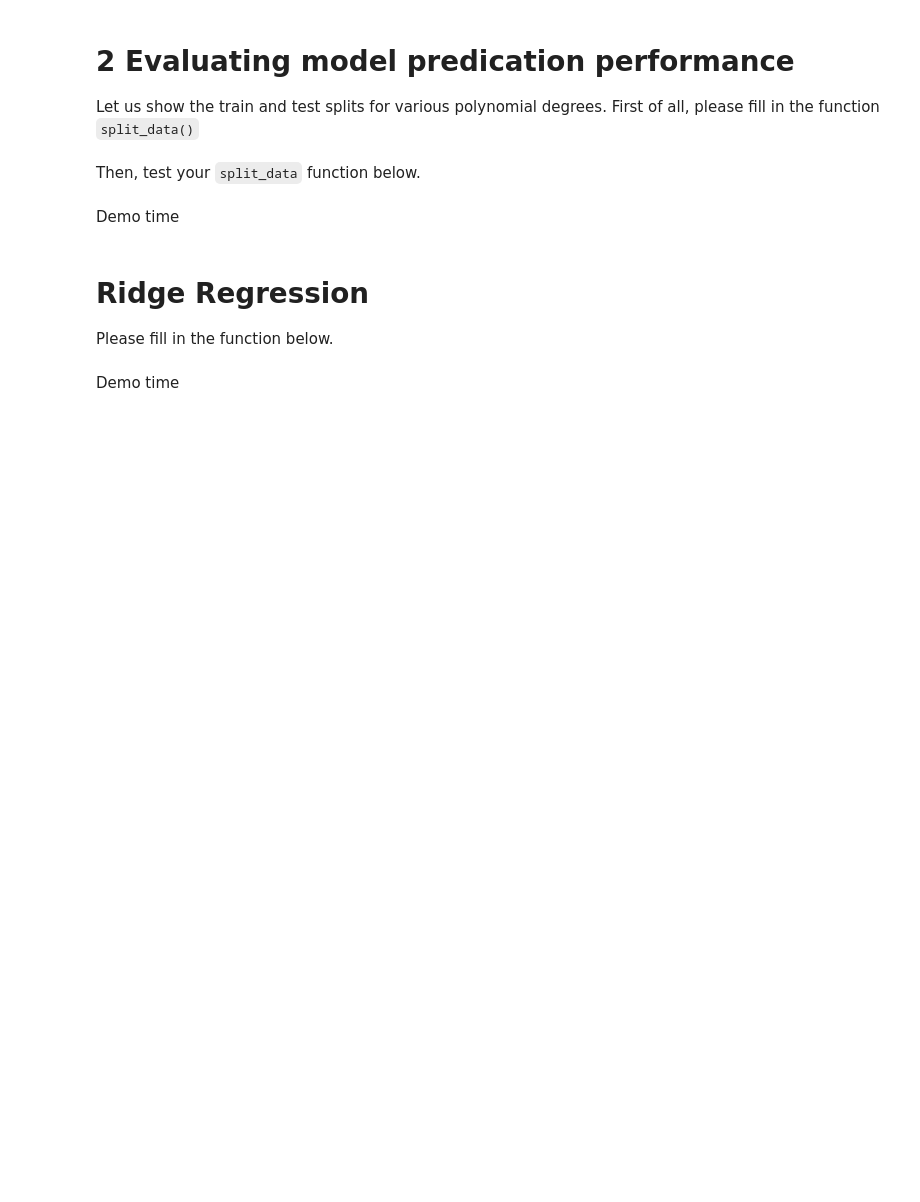
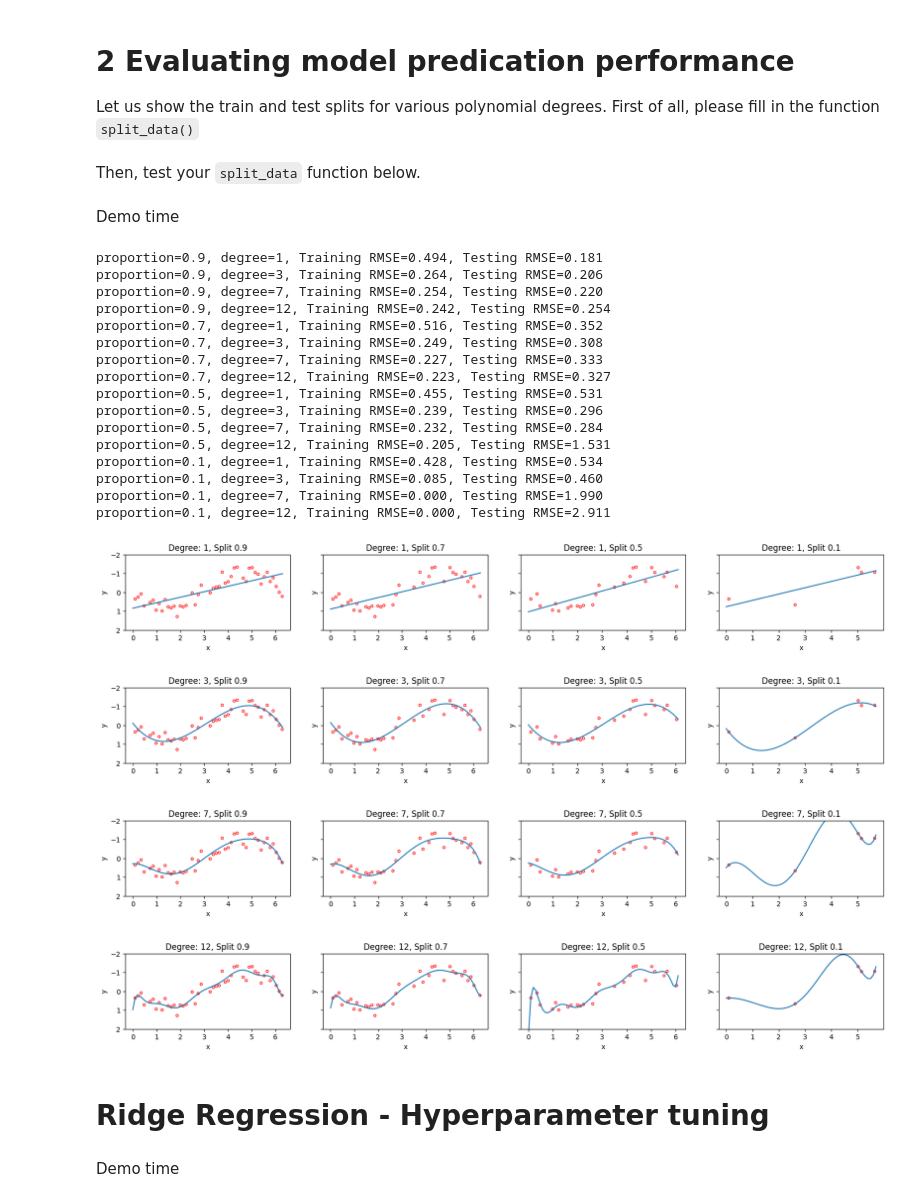
Before and after one commit to FadelMamar/ML-tutorial, a Jupyter notebook: Exercises/Week 2/UnderstandingOverfitting/UnderstandingOverfitting.ipynb, the cells around one changed output. Saved outputs shown, nothing was run; the diff lists cells and outputs as text; code cells hidden in the pictures; blank space fills up the shorter version.

```diff
--- a/Exercises/Week 2/UnderstandingOverfitting/UnderstandingOverfitting.ipynb
+++ b/Exercises/Week 2/UnderstandingOverfitting/UnderstandingOverfitting.ipynb
@@ -266,22 +282,43 @@ Demo time
 # %%
 seed = 6
 degrees = [1, 3, 7, 12]
 split_ratios = [0.9, 0.7, 0.5, 0.1]
 
 # define the structure of the figure
 num_row = 1
 num_col = 4
-axs = [plt.subplots(num_row, num_col, figsize=(20,2))[1] for _ in range(len(degrees))]
+axs = [plt.subplots(num_row, num_col, figsize=(20,2),sharey=True)[1] for _ in range(len(degrees))]
 
 for ind, split_ratio in enumerate(split_ratios):
     for ind_d, degree in enumerate(degrees):
         y_tr, x_tr, y_te, x_te, w = train_test_split_demo(x, y, degree, split_ratio, seed)
         plot_fitted_curve(
             y_tr, x_tr, w, degree, axs[ind_d][ind % num_col])
         axs[ind_d][ind % num_col].set_title(f'Degree: {degree}, Split {split_ratio}')
+        axs[ind_d][ind % num_col].set_ylim(2,-2)
+# %% [output]
+proportion=0.9, degree=1, Training RMSE=0.494, Testing RMSE=0.181
+proportion=0.9, degree=3, Training RMSE=0.264, Testing RMSE=0.206
+proportion=0.9, degree=7, Training RMSE=0.254, Testing RMSE=0.220
+proportion=0.9, degree=12, Training RMSE=0.242, Testing RMSE=0.254
+proportion=0.7, degree=1, Training RMSE=0.516, Testing RMSE=0.352
+proportion=0.7, degree=3, Training RMSE=0.249, Testing RMSE=0.308
+proportion=0.7, degree=7, Training RMSE=0.227, Testing RMSE=0.333
+proportion=0.7, degree=12, Training RMSE=0.223, Testing RMSE=0.327
+proportion=0.5, degree=1, Training RMSE=0.455, Testing RMSE=0.531
+proportion=0.5, degree=3, Training RMSE=0.239, Testing RMSE=0.296
+proportion=0.5, degree=7, Training RMSE=0.232, Testing RMSE=0.284
+proportion=0.5, degree=12, Training RMSE=0.205, Testing RMSE=1.531
+proportion=0.1, degree=1, Training RMSE=0.428, Testing RMSE=0.534
+proportion=0.1, degree=3, Training RMSE=0.085, Testing RMSE=0.460
+proportion=0.1, degree=7, Training RMSE=0.000, Testing RMSE=1.990
+proportion=0.1, degree=12, Training RMSE=0.000, Testing RMSE=2.911
+[figure, added]
+[figure, added]
+[figure, added]
+[figure, added]
-# %% [markdown]
-# Ridge Regression
-Please fill in the function below.
+# %% [markdown]
+# Ridge Regression - Hyperparameter tuning
 # %%
 def ridge_regression(y, tx, lambda_):
     """implement ridge regression."""
```
Also changed, not shown: parts of 6 cells of this notebook, 2 other files.
